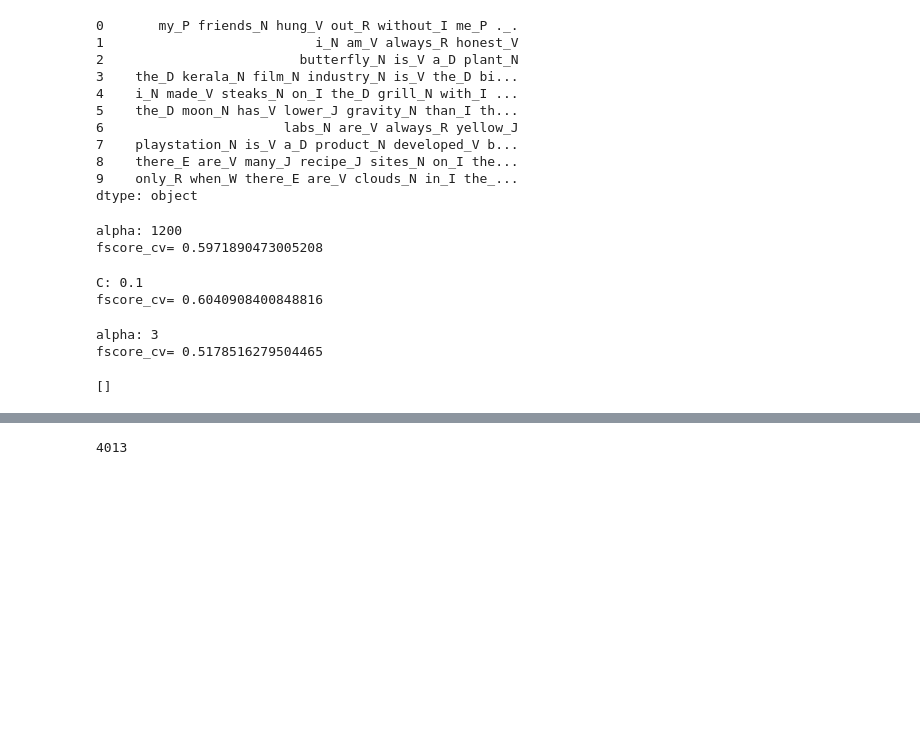
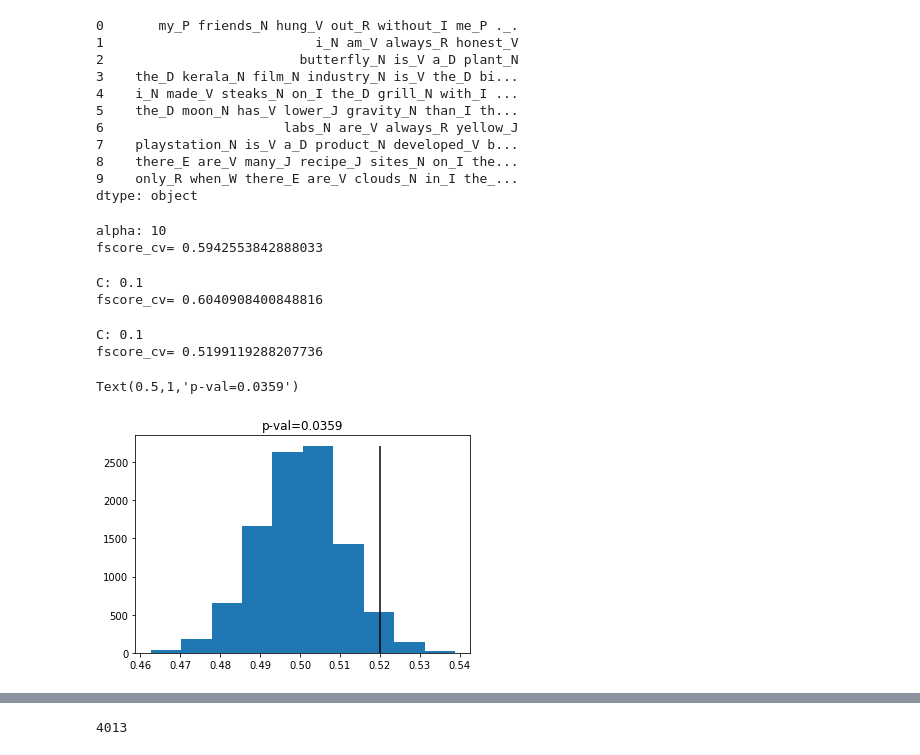
Before and after one commit to jpilorget/textmining-pf, a Jupyter notebook: Text Mining - Trabajo Final.ipynb, the cells around one changed output, grey strips where cells are left out. Drawn from its saved outputs; the diff is of its cells as text; code cells hidden in the pictures; blank space fills up the shorter version.

```diff
--- a/Text Mining - Trabajo Final.ipynb
+++ b/Text Mining - Trabajo Final.ipynb
@@ -668,9 +677,9 @@ count_vect = CountVectorizer(tokenizer=word_tokenize, min_df=5,stop_words="engli
 trainset_texto_token = count_vect.fit_transform(trainset_texto_pos)
 testset_texto_token = count_vect.transform(testset_texto_pos)
 # %%
-clf_MNB = RandomForestClassifier()
+clf_MNB = MultinomialNB()
 # Parametros a variar
-parameters = {'n_estimators':[1200]}
+parameters = {'alpha':[0.001,0.003,0.01,0.03,0.1,0.3,1,3,10]}
 # define un grid search a realizar
 grid_search_MNB = GridSearchCV(clf_MNB, parameters,scoring='f1_macro',cv=10,return_train_score=True, n_jobs=-1)
 # realiza el grid search evaluando el modelo en un esquema de Cross-Validation
@@ -678,13 +687,13 @@ grid_search_MNB.fit(trainset_texto_token, trainset_clase)
 # selecciona el mejor modelo (mejor set de parametros)
 best_clf_MNB = grid_search_MNB.best_estimator_
 MNB_score =grid_search_MNB.cv_results_["mean_test_score"].max()
-print ("alpha:",best_clf_MNB.n_estimators )
+print ("alpha:",best_clf_MNB.alpha )
 print("fscore_cv=",grid_search_MNB.cv_results_["mean_test_score"].max())
 
 MNB_score =grid_search_MNB.cv_results_["mean_test_score"].max()
 # %% [output]
-alpha: 1200
-fscore_cv= 0.5971890473005208
+alpha: 10
+fscore_cv= 0.5942553842888033
 # %%
 filename = 'nb_postag.sav'
 pickle.dump(grid_search_MNB, open(filename, 'wb'))
@@ -724,11 +733,11 @@ for frase in pru:
 # %%
 nuevo_df = pd.DataFrame(nuevo_df)
 # %%
-#mod = linear_model.LogisticRegression()
-mod=  MultinomialNB()
+mod = linear_model.LogisticRegression()
+#mod=  MultinomialNB()
 # Parametros a variar
-#parameters = {'C':[0.001,0.01,0.1,1,10,100,1000,10000]}
-parameters = {'alpha':[0.001,0.003,0.01,0.03,0.1,0.3,1,3,10]}
+parameters = {'C':[0.001,0.01,0.1,1,10,100,1000,10000]}
+#parameters = {'alpha':[0.001,0.003,0.01,0.03,0.1,0.3,1,3,10]}
 # define un grid search a realizar
 grid_search_mod = GridSearchCV(mod, parameters,scoring='f1_macro',cv=10,return_train_score=True, n_jobs=-1)
 # realiza el grid search evaluando el modelo en un esquema de Cross-Validation
@@ -736,12 +745,20 @@ grid_search_mod.fit(nuevo_df, trainset_clase)
 # selecciona el mejor modelo (mejor set de parametros)
 best_clf_mod = grid_search_mod.best_estimator_
 mod_score =grid_search_mod.cv_results_["mean_test_score"].max()
-#print ("C:",best_clf_mod.C )
-print ("alpha:",best_clf_mod.alpha )
+print ("C:",best_clf_mod.C )
+#print ("alpha:",best_clf_mod.alpha )
 print("fscore_cv=",grid_search_mod.cv_results_["mean_test_score"].max())
 # %% [output]
-alpha: 3
-fscore_cv= 0.5178516279504465
+C: 0.1
+fscore_cv= 0.5199119288207736
+# %%
+score = grid_search_mod.cv_results_["mean_test_score"].max()
+histograma = plt.hist(f_measure_random)
+plt.vlines(score,ymin=0,ymax=histograma[0].max())
+plt.title("p-val="+str((f_measure_random>score).sum()/len(f_measure_random)))
+# %% [output]
+Text(0.5,1,'p-val=0.0359')
+[figure, added]
 # %%
 filename = 'nb_empath.sav'
 pickle.dump(grid_search_mod, open(filename, 'wb'))
@@ -757,8 +764,0 @@ from sklearn import cluster as clu
-# %%
-## la distancia coseno pincha cuando tenes alguna fila con todos 0
-## aca lo chequeo, por eso cambie el tokenizador
-rowsum = trainset_texto_token.todense().sum(1).tolist()
-rowsum = [ele for sublist in rowsum for ele in sublist]
-[indice for indice, valor in enumerate(rowsum) if valor == 0]
-# %% [output]
-[]
```
Also changed, not shown: parts of 62 cells of this notebook.
